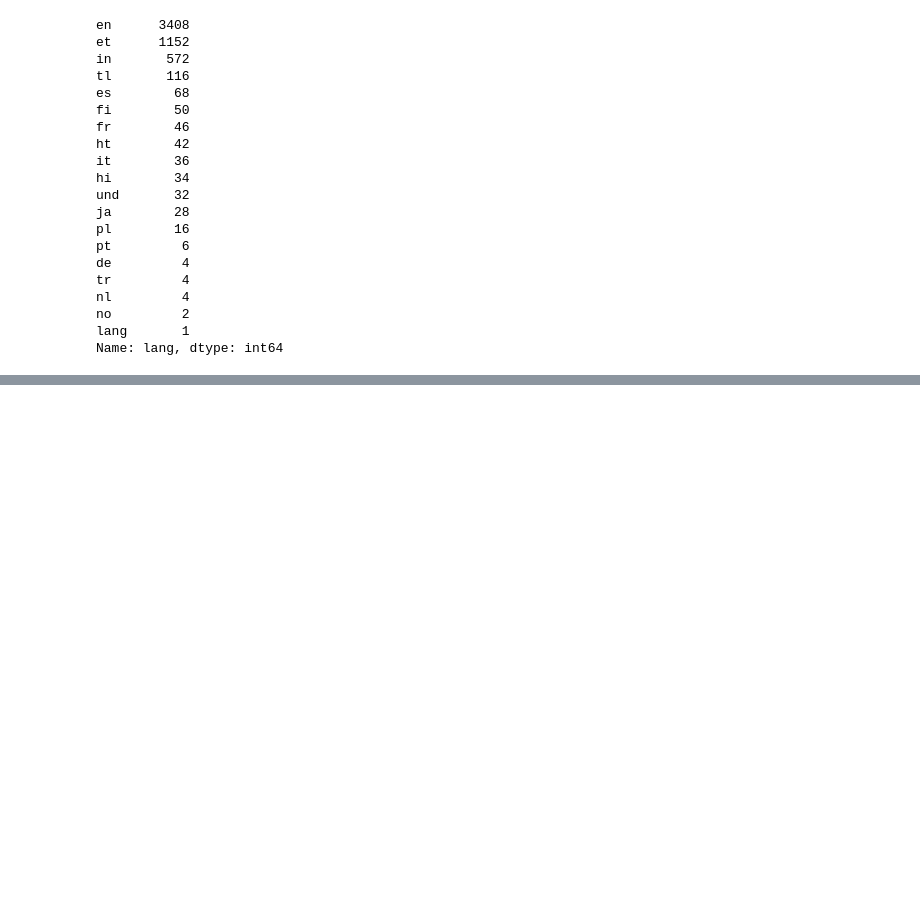
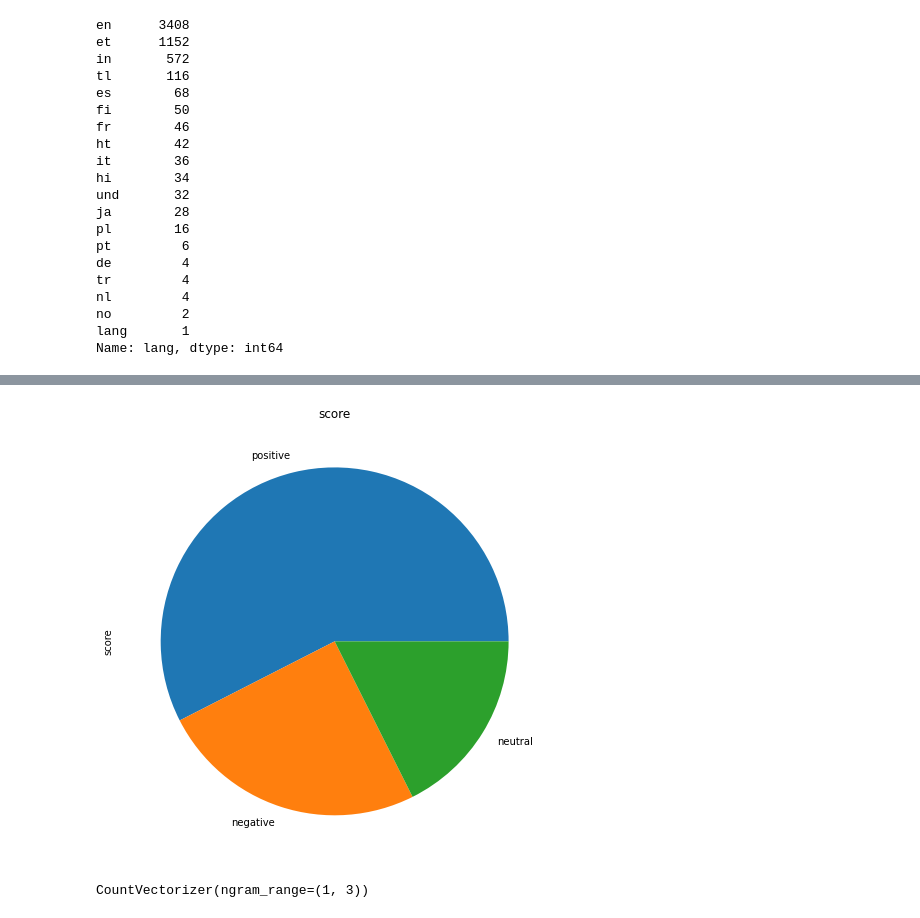
Before and after one commit to milki93/Twitter_data_analysis, a Jupyter notebook: Day2/Challenge_ Day2.ipynb, the cells around one changed output, grey strips where cells are left out. Cells and saved outputs as stored; diff of their text form; code cells hidden in the pictures; blank space fills up the shorter version.

```diff
--- a/Day2/Challenge_ Day2.ipynb
+++ b/Day2/Challenge_ Day2.ipynb
@@ -370,0 +383,4 @@ cleanedTweet['score'] = cleanedTweet['polarity'].apply(text_category)
+# %%
+score_count.plot(kind="pie", y="score", title="score", figsize=[8, 8]);
+# %% [output]
+[figure, added]
@@ -370,0 +407,6 @@ cleanedTweet['score'] = cleanedTweet['polarity'].apply(text_category)
+# %%
+# first we create CountVectorizer and then fit the data
+trigram_vectorizer = CountVectorizer(ngram_range=(1, 3))
+trigram_vectorizer.fit(X.values)
+# %% [output]
+CountVectorizer(ngram_range=(1, 3))
```
Also changed, not shown: parts of 21 cells of this notebook.
